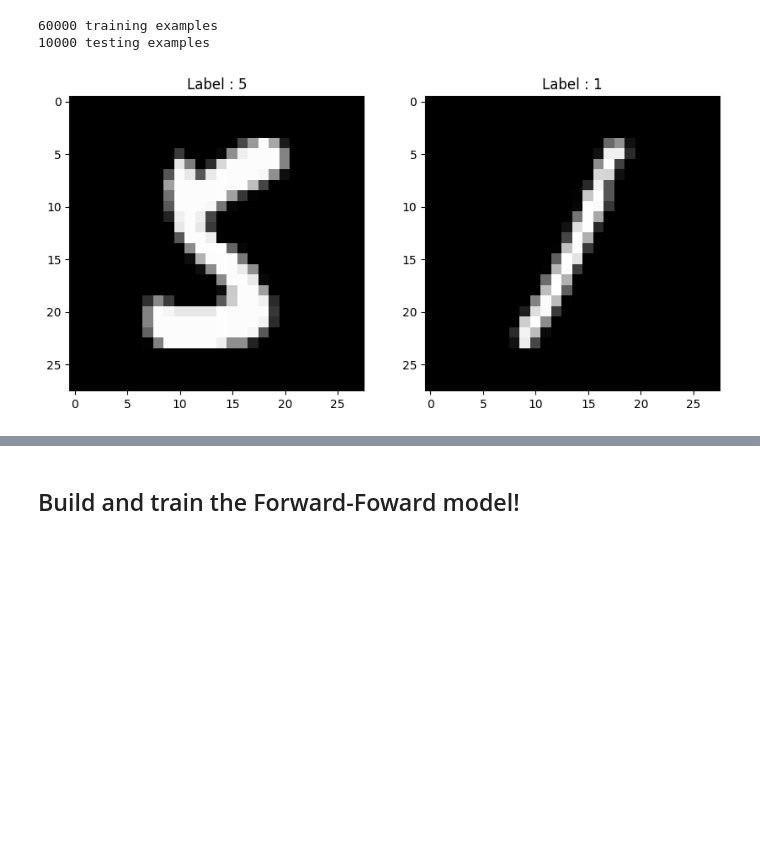
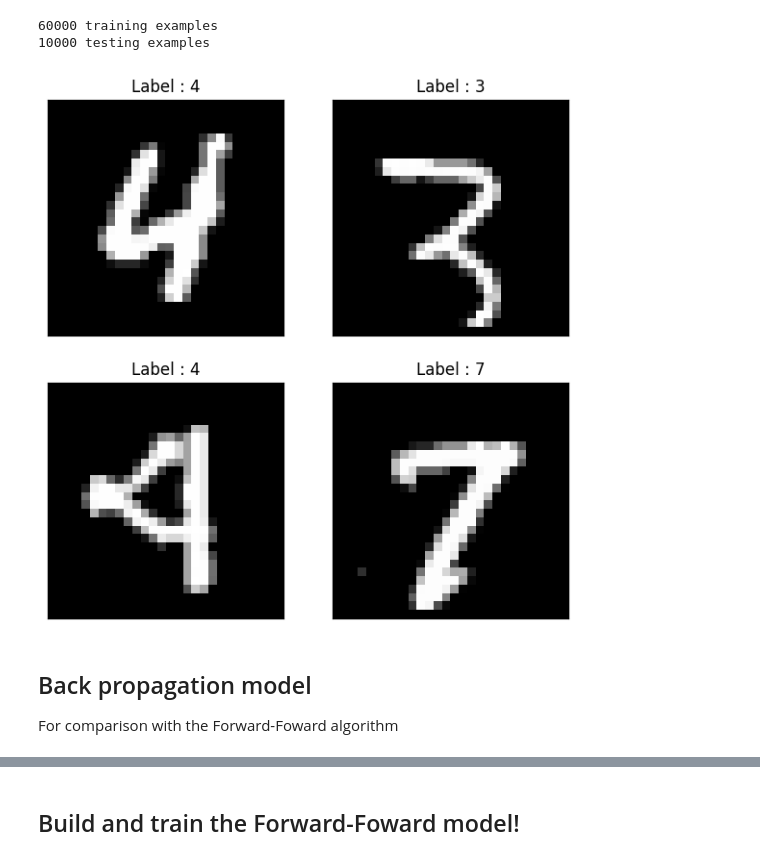
Before and after one commit to karencfisher/forward-forward, a Jupyter notebook: mnist.ipynb, the cells around one changed output, grey strips where cells are left out. Saved outputs shown, nothing was run; the diff lists cells and outputs as text; code cells hidden in the pictures; blank space fills up the shorter version.

```diff
--- a/mnist.ipynb
+++ b/mnist.ipynb
@@ -45,20 +23,24 @@ from models import FFNetwork
 # %%
 (x_train, y_train), (x_test, y_test) = mnist.load_data()
 x_train = x_train.astype(float) / 255
 x_test = x_test.astype(float) / 255
 y_train = y_train.astype(int)
 y_test = y_test.astype(int)
 
 print(f'{x_train.shape[0]} training examples\n{x_test.shape[0]} testing examples')
 
 train_dataset = Dataset.from_tensor_slices((x_train, y_train))
 test_dataset = Dataset.from_tensor_slices((x_test, y_test))
 
-train_dataset = train_dataset.batch(60000)
-test_dataset = test_dataset.batch(10000)
+train_dataset = train_dataset.batch(64)
+test_dataset = test_dataset.batch(64)
 
-utils.show_samples(x_train, y_train, 2)
+utils.show_samples(x_train, y_train)
 # %% [output]
 60000 training examples
 10000 testing examples
-[figure, old version]
+[figure, new version]
+# %% [markdown]
+## Back propagation model
+
+For comparison with the Forward-Foward algorithm
```
Also changed, not shown: parts of 26 cells of this notebook, 2 other files.
